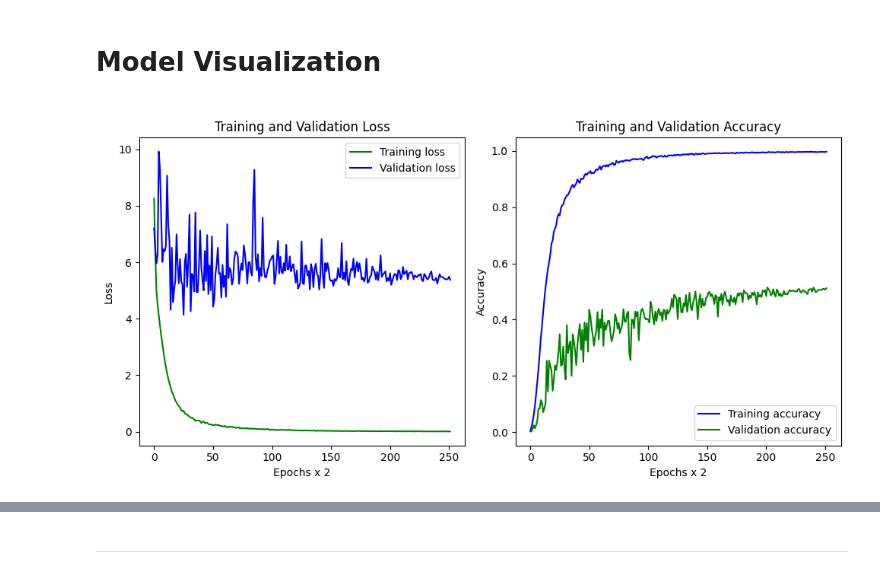
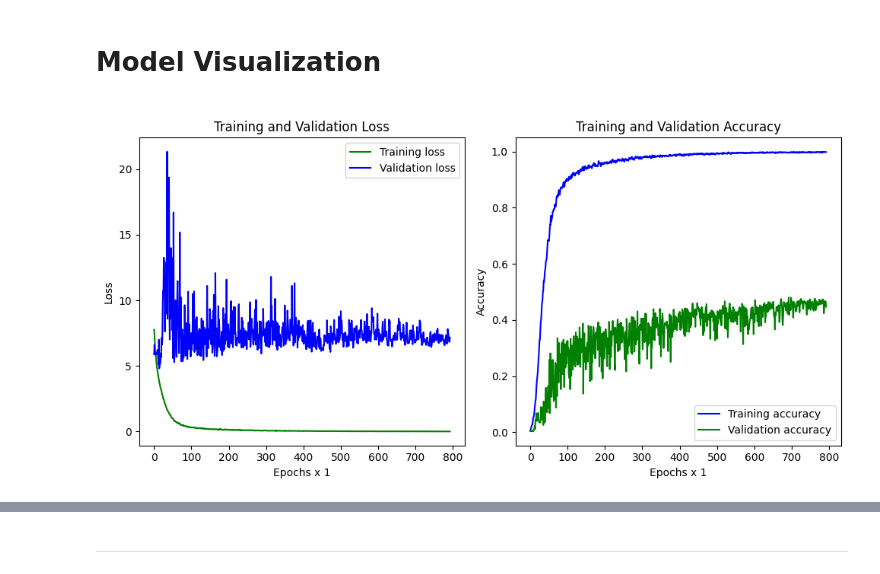
Before and after one commit to Mahmoudsamir10/ASL-Translation-Model, a Jupyter notebook: ASL-Citizen-Translation-Model.ipynb, the cells around one changed output, grey strips where cells are left out. Drawn from its saved outputs; the diff is of its cells as text; code cells hidden in the pictures.

Commit message:
Kaggle Notebook | MuteMotion: ASL Citizen Translation Model | 235 labels + centered padding + no augmentations

```diff
--- a/ASL-Citizen-Translation-Model.ipynb
+++ b/ASL-Citizen-Translation-Model.ipynb
@@ -468,7 +493,7 @@ len(gloss_to_label)
 2731
 # %%
 labels = []
-with open('/kaggle/working/Final Filtered Labels/filtered_labels_530.txt', 'r') as file:
+with open('/kaggle/working/Final Filtered Labels/235_filtered_labels.txt', 'r') as file:
     labels = file.read().splitlines()
 len(labels)
 # %% [output]
@@ -709,6 +734,6 @@ def augment(X, Y, num=None):
 
     return X_aug, Y_aug
 # %%
-X_train, Y_train = augment(X_train, Y_train, num=1)
+X_train, Y_train = augment(X_train, Y_train, num=2)
 # %%
 len(X_train), len(X_train[0]), len(X_train[0][0]), len(X_train[0][0][0])
@@ -825,0 +855,26 @@ X_train.shape, X_val.shape, X_test.shape
+# %%
+def padding(X, Y, length=None, pad=0):
+    if length is None:
+        length = max(len(x) for x in X)
+
+    X_padded = []
+    for x in X:
+        if len(x) > length:
+            start = (len(x) - length) // 2
+            end = start + length
+            X_padded.append(x[start:end])
+        else:
+            pad_before = (length - len(x)) // 2
+            pad_after = length - len(x) - pad_before
+            X_padded.append(np.pad(
+                x, ((pad_before, pad_after), (0, 0), (0, 0)),
+                mode='constant', constant_values=pad
+            ))
+
+    X_padded = np.array(X_padded)
+    Y = np.array(Y)
+    return X_padded, Y
+# %%
+X_train, Y_train = padding(X_train, Y_train, length=120, pad=0)
+X_val, Y_val = padding(X_val, Y_val, length=120, pad=0)
+X_test, Y_test = padding(X_test, Y_test, length=120, pad=0)
@@ -977,35 +1036,35 @@ model.evaluate(X_test, Y_test)
 
 # **Model Visualization**
 # %%
-interval = 2
+interval = 1
 train_loss = hist.history['loss'][::interval]
 val_loss = hist.history['val_loss'][::interval]
 train_acc = hist.history['accuracy'][::interval]
 val_acc = hist.history['val_accuracy'][::interval]
 
 # Plotting loss
 plt.figure(figsize=(10, 5))
 plt.subplot(1, 2, 1)
 plt.plot(train_loss, 'g', label='Training loss')
 plt.plot(val_loss, 'b', label='Validation loss')
 plt.title('Training and Validation Loss')
 plt.xlabel(f'Epochs x {interval}')
 plt.ylabel('Loss')
 plt.legend()
 
 # Plotting accuracy
 plt.subplot(1, 2, 2)
 plt.plot(train_acc, 'b', label='Training accuracy')
 plt.plot(val_acc, 'g', label='Validation accuracy')
 plt.title('Training and Validation Accuracy')
 plt.xlabel(f'Epochs x {interval}')
 plt.ylabel('Accuracy')
 plt.legend()
 
 plt.tight_layout()
 plt.show()
 # %% [output]
-[figure, old version]
+[figure, new version]
 # %%
 # tf.keras.utils.plot_model(model, to_file='model_plot.png', show_shapes=True, show_layer_names=True)
 # img = plt.imread('model_plot.png')
```
Also changed, not shown: parts of 33 cells of this notebook.
